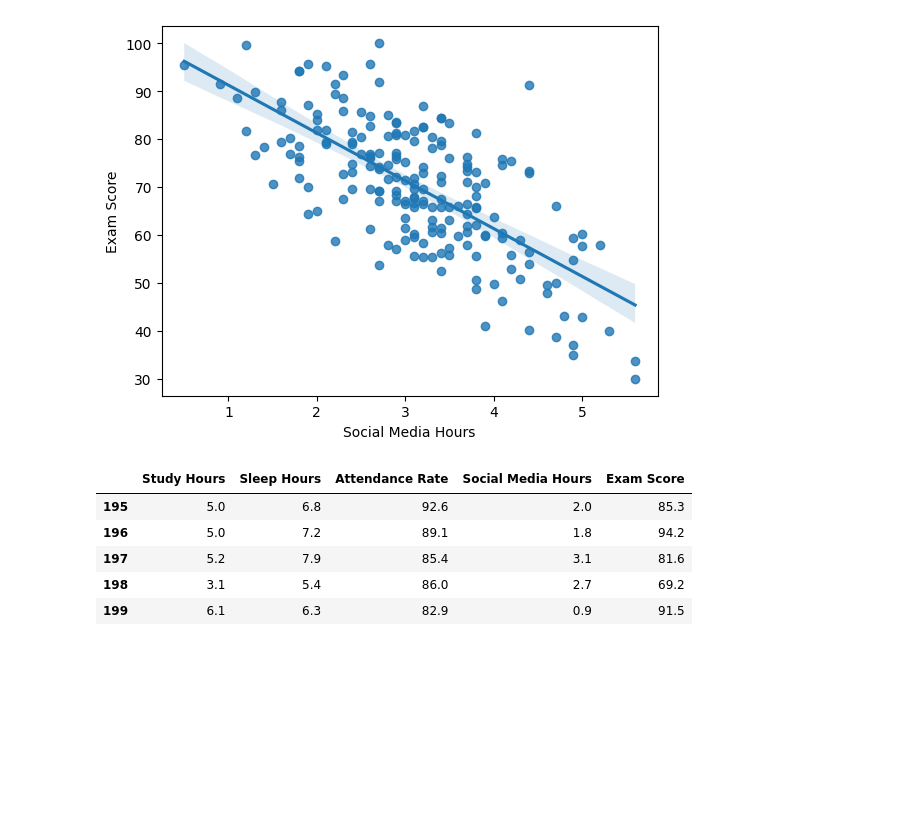
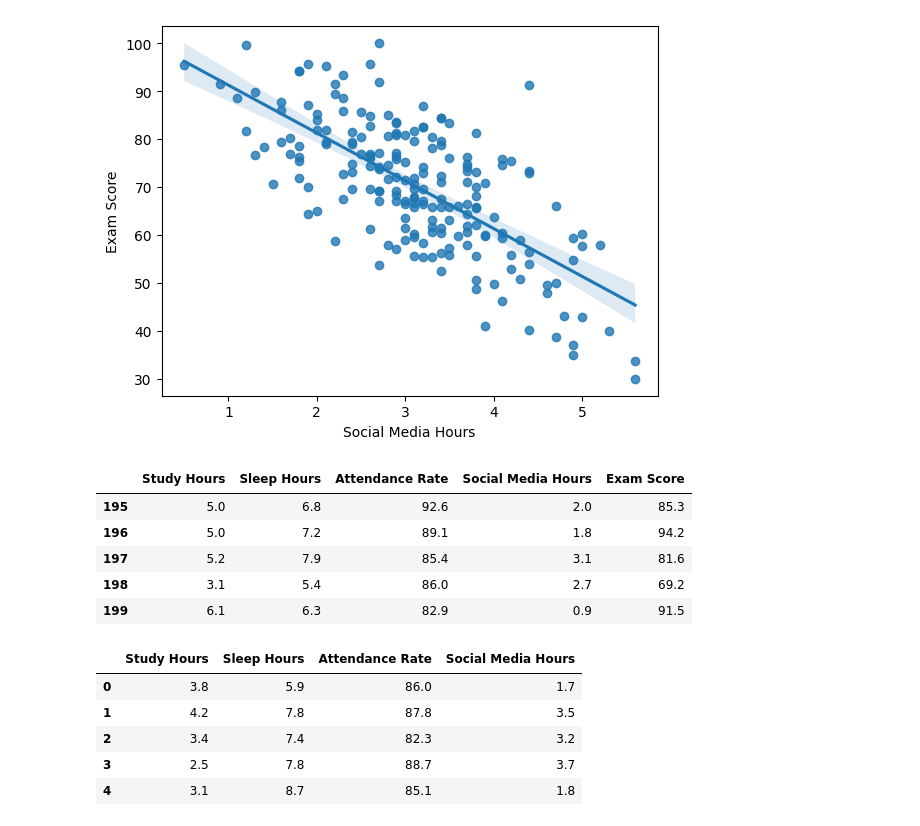
Before and after one commit to europecodingschool/ECS---VB---YZ---08.26, a Jupyter notebook: VB_YZ_Ders_8_Devam.ipynb, the cells around one changed output. Saved outputs shown, nothing was run; the diff lists cells and outputs as text; code cells hidden in the pictures; blank space fills up the shorter version.

```diff
--- a/VB_YZ_Ders_8_Devam.ipynb
+++ b/VB_YZ_Ders_8_Devam.ipynb
@@ -103,3 +103,14 @@ df.tail()
 | 199 | 6.1 | 6.3 | 82.9 | 0.9 | 91.5 |
 # %%
 #x ve y ayrımı train test ayrımı.
+X = df[["Study Hours","Sleep Hours", "Attendance Rate", "Social Media Hours"]]
+y = df["Exam Score"]
+# %%
+X.head()
+# %% [output]
+|  | Study Hours | Sleep Hours | Attendance Rate | Social Media Hours |
+| 0 | 3.8 | 5.9 | 86.0 | 1.7 |
+| 1 | 4.2 | 7.8 | 87.8 | 3.5 |
+| 2 | 3.4 | 7.4 | 82.3 | 3.2 |
+| 3 | 2.5 | 7.8 | 88.7 | 3.7 |
+| 4 | 3.1 | 8.7 | 85.1 | 1.8 |
```
Also changed, not shown: parts of 3 cells of this notebook.
